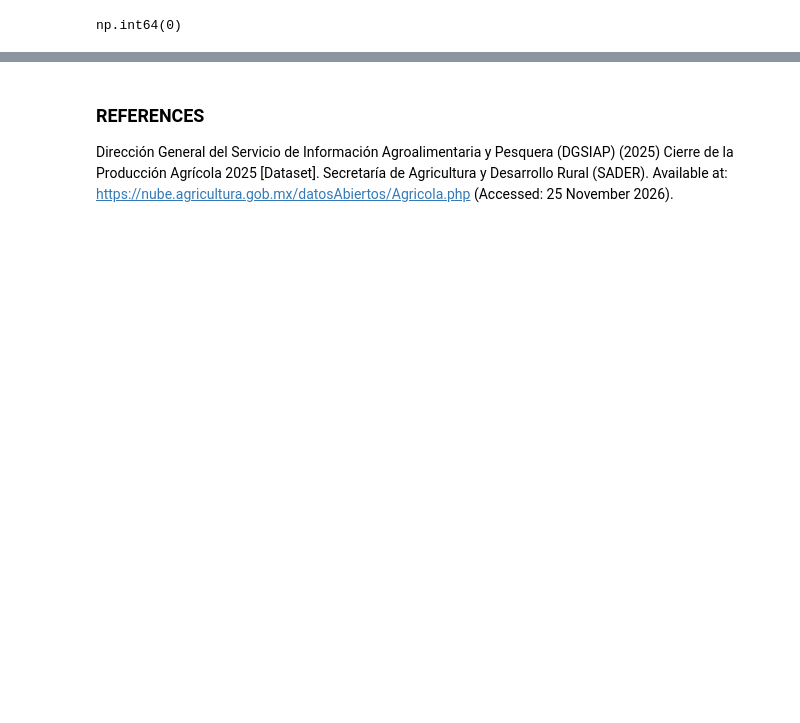
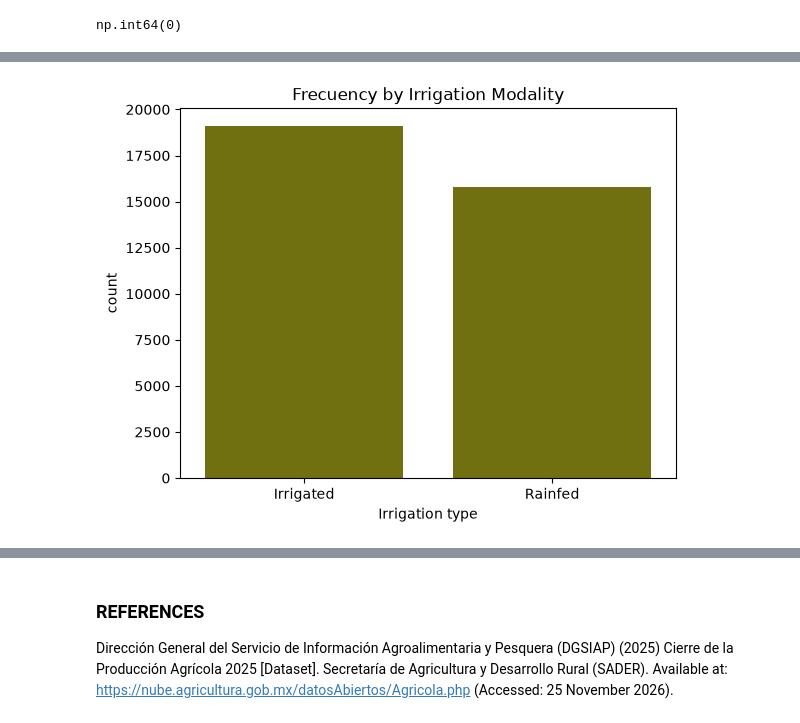
Before and after one commit to 2026627-bit/Statistical-Techniques-, a Jupyter notebook: CA2/2026627_ANDREADIAZMEDRANO_CA2.ipynb, the cells around one changed output, grey strips where cells are left out. Saved outputs shown, nothing was run; the diff lists cells and outputs as text; code cells hidden in the pictures; blank space fills up the shorter version.

```diff
--- a/CA2/2026627_ANDREADIAZMEDRANO_CA2.ipynb
+++ b/CA2/2026627_ANDREADIAZMEDRANO_CA2.ipynb
@@ -223,0 +650,7 @@ np.int64(0)
+# %%
+sns.countplot(data=dfe, x="Irrigation_Modality", color='olive')
+plt.title("Frecuency by Irrigation Modality")
+plt.xlabel("Irrigation type")
+plt.show()
+# %% [output]
+[figure, added]
```
Also changed, not shown: parts of 29 cells of this notebook.
